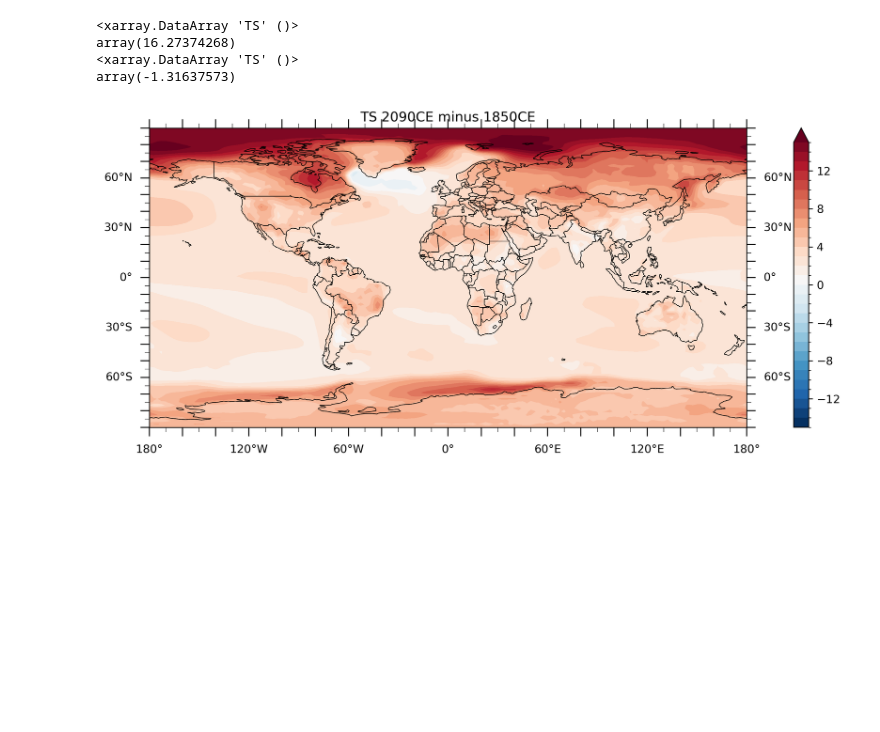
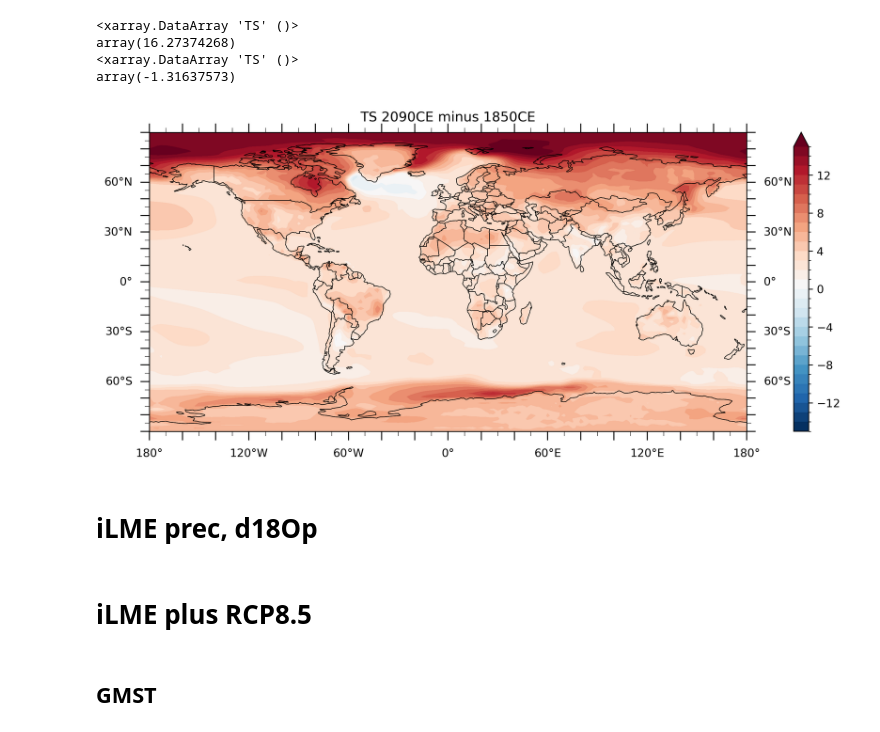
Before and after one commit to aflaim7/ESMplot, a Jupyter notebook: examples/explore_tags.ipynb, the cells around one changed output. Drawn from its saved outputs; the diff is of its cells as text; code cells hidden in the pictures; blank space fills up the shorter version.

```diff
--- a/examples/explore_tags.ipynb
+++ b/examples/explore_tags.ipynb
@@ -344,32 +345,34 @@ LonMax = 180
 
 ax1.set_extent([LonMin,LonMax,LatMin,LatMax],ccrs.PlateCarree())
 
 # Set axes labels
 gv.set_axes_limits_and_ticks(ax1,xlim=(LonMin,LonMax),ylim=(LatMin,LatMax),xticks=np.linspace(-180, 180, 19),
                              yticks=np.linspace(-90, 90, 19),xticklabels=[],yticklabels=[])
 gv.add_major_minor_ticks(ax1, x_minor_per_major=2, y_minor_per_major=2, labelsize=10)
 gl = ax1.gridlines(draw_labels=True,alpha=0.0)
 gl.top_labels = False
 gl.bottom_labels = True
 gl.right_labels = True
 gl.left_labels = True
 gl.xpadding = 15
 gl.ypadding = 15
 
 # Color map
 cmap = mpl.cm.RdBu_r
 bounds = np.arange(-15, 16, 1)
 norm = mpl.colors.BoundaryNorm(bounds, cmap.N, extend = 'both')
 
 # Plot d18O
-ax1.set_title('TS 2090CE minus 1850CE')
+ax1.set_title('TS 2090CE minus 1850CE', pad = 10)
 ax1.add_feature(cfeature.COASTLINE,linewidths=0.5)
 ax1.add_feature(cfeature.BORDERS,linewidths=0.5)
 #ax1.set_extent([LonMin,LonMax,LatMin,LatMax],ccrs.PlateCarree())
 cntr = diff_ts_c[:,:].plot.contourf(ax=ax1, transform=ccrs.PlateCarree(), cmap=cmap,
                                                levels=bounds, add_colorbar=True,
                                                add_labels=False)
 
 plt.subplots_adjust(wspace=0, hspace=0.5)
 # %% [output]
-[figure, old version]
+[figure, new version]
+# %% [markdown]
+# iLME prec, d18Op
@@ -375,0 +452,2 @@ plt.subplots_adjust(wspace=0, hspace=0.5)
+# %% [markdown]
+# iLME plus RCP8.5
@@ -375,0 +506,2 @@ plt.subplots_adjust(wspace=0, hspace=0.5)
+# %% [markdown]
+## GMST
```
Also changed, not shown: parts of 30 cells of this notebook.
